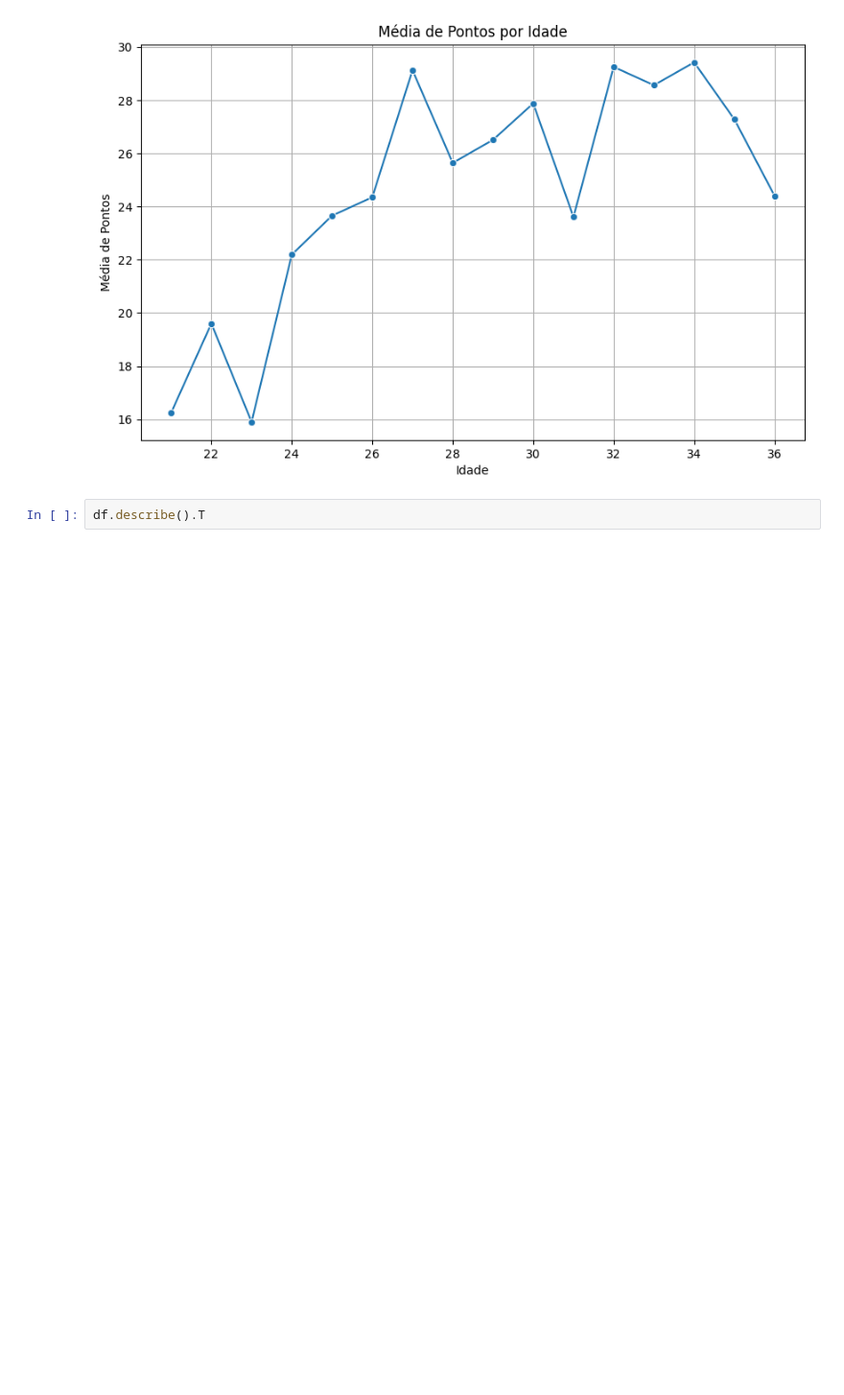
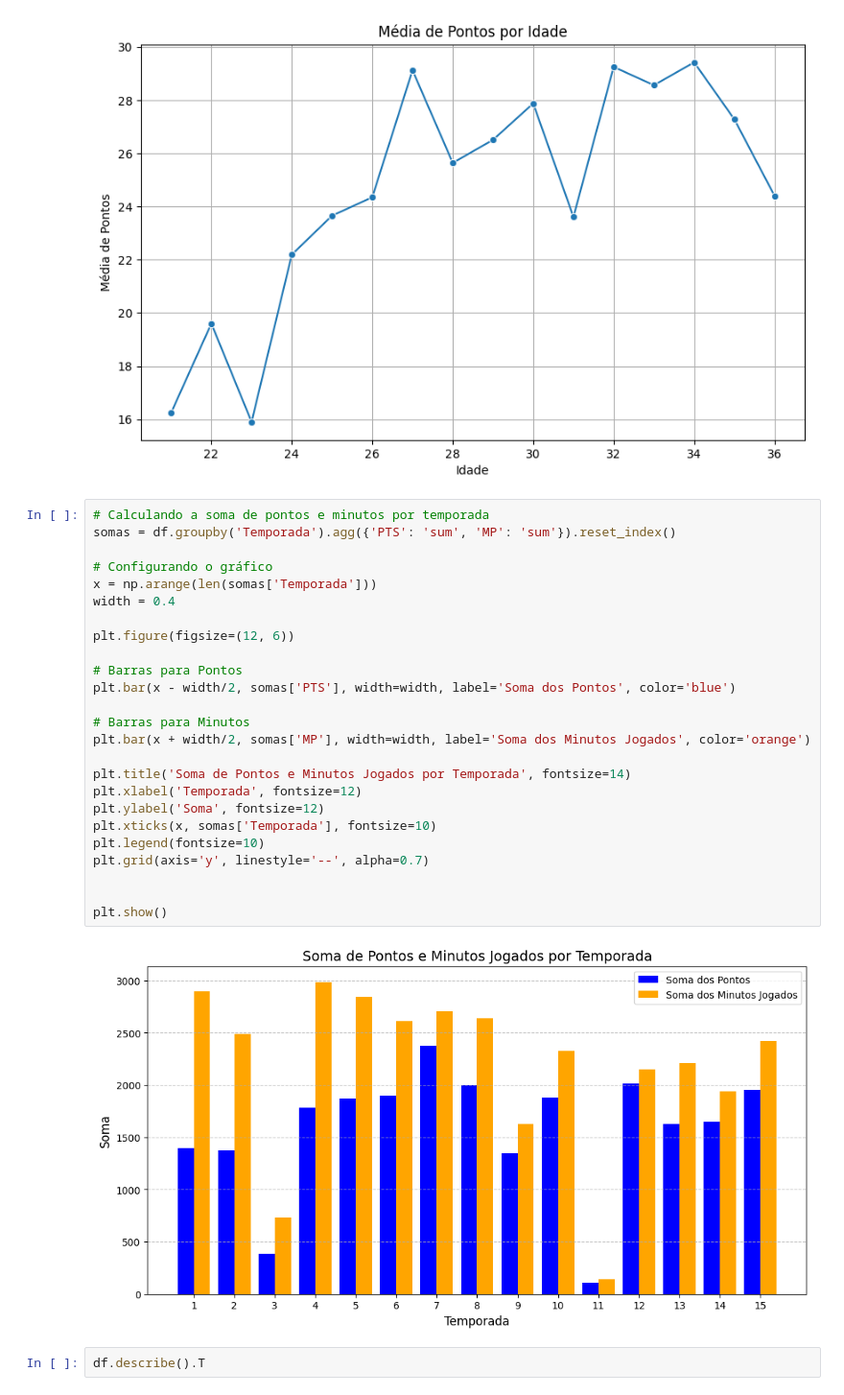
Before and after one commit to PedroHenFerreira/Coderhouse-Data-Science---Desafio-final, a Jupyter notebook: Isadora e Pedro.ipynb, the cells around one changed output. Shown at 96% size. Cells and saved outputs as stored; diff of their text form; blank space fills up the shorter version.

```diff
--- a/Isadora e Pedro.ipynb
+++ b/Isadora e Pedro.ipynb
@@ -447,6 +405,33 @@ plt.grid(True)
 plt.show()
 # %% [output]
 [figure]
+# %%
+# Calculando a soma de pontos e minutos por temporada
+somas = df.groupby('Temporada').agg({'PTS': 'sum', 'MP': 'sum'}).reset_index()
+
+# Configurando o gráfico
+x = np.arange(len(somas['Temporada']))
+width = 0.4
+
+plt.figure(figsize=(12, 6))
+
+# Barras para Pontos
+plt.bar(x - width/2, somas['PTS'], width=width, label='Soma dos Pontos', color='blue')
+
+# Barras para Minutos
+plt.bar(x + width/2, somas['MP'], width=width, label='Soma dos Minutos Jogados', color='orange')
+
+plt.title('Soma de Pontos e Minutos Jogados por Temporada', fontsize=14)
+plt.xlabel('Temporada', fontsize=12)
+plt.ylabel('Soma', fontsize=12)
+plt.xticks(x, somas['Temporada'], fontsize=10)
+plt.legend(fontsize=10)
+plt.grid(axis='y', linestyle='--', alpha=0.7)
+
+
+plt.show()
+# %% [output]
+[figure, added]
 # %%
 df.describe().T
 # %% [output]
```
Also changed, not shown: parts of 25 cells of this notebook.
